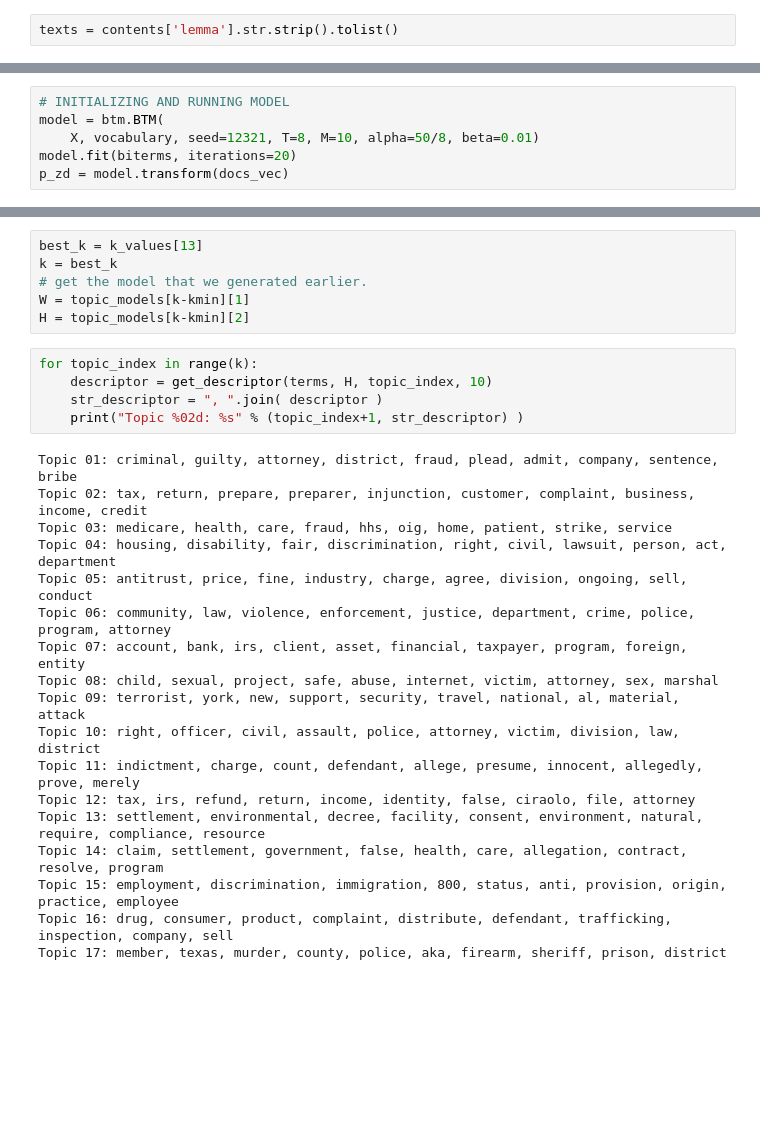
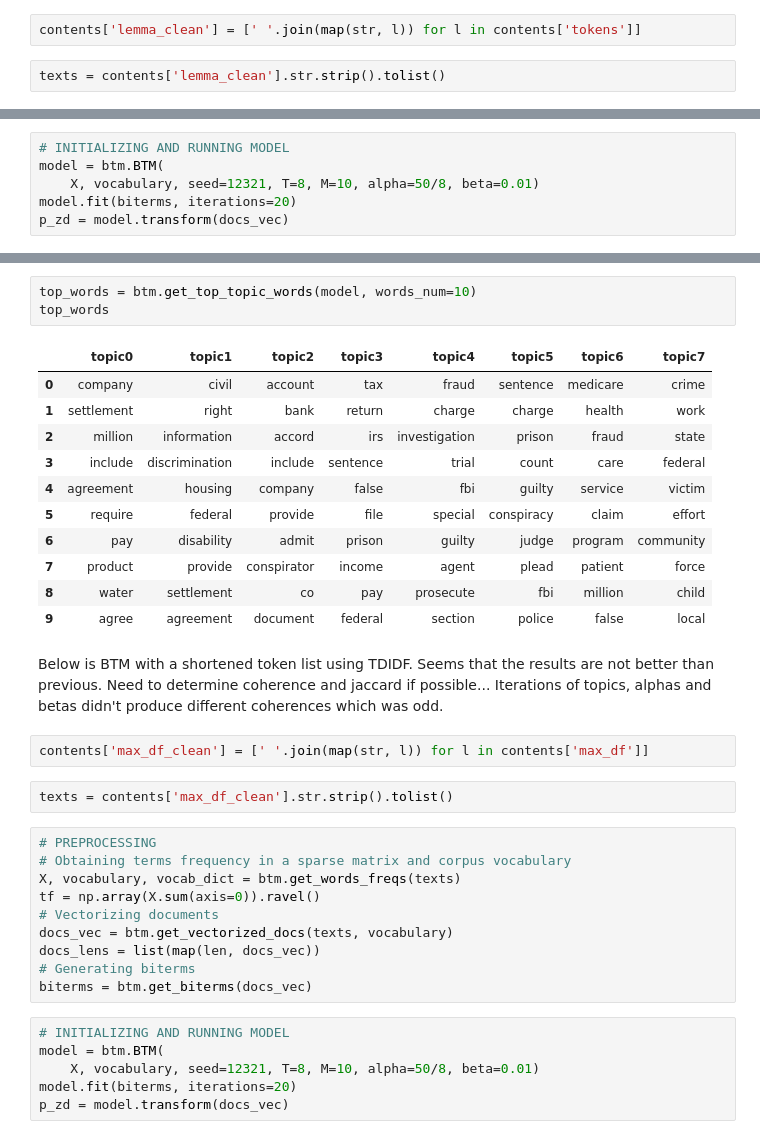
Before and after one commit to rachaellam/NLP-doj, a Jupyter notebook: content-analysis.ipynb, the cells around one changed output, grey strips where cells are left out. Saved outputs shown, nothing was run; the diff lists cells and outputs as text; blank space fills up the shorter version.

Commit message:
content update

```diff
--- a/content-analysis.ipynb
+++ b/content-analysis.ipynb
@@ -981,8 +981,10 @@ Topic 14: employment, discrimination, immigration, status, 800, right, origin, e
 Topic 15: claim, settlement, government, false, health, care, resolve, allegation, united, states
 # %% [markdown]
 ## BTM Model
+# %%
+contents['lemma_clean'] = [' '.join(map(str, l)) for l in contents['tokens']]
 # %%
-texts = contents['lemma'].str.strip().tolist()
+texts = contents['lemma_clean'].str.strip().tolist()
 # %%
 # PREPROCESSING
 # Obtaining terms frequency in a sparse matrix and corpus vocabulary
@@ -1370,29 +1004,37 @@ Topic 05: fraud, criminal, bank, charge, company, antitrust, account, conspiracy
-# %%
-best_k = k_values[13]
-k = best_k
-# get the model that we generated earlier.
-W = topic_models[k-kmin][1]
-H = topic_models[k-kmin][2]
-# %%
-for topic_index in range(k):
-    descriptor = get_descriptor(terms, H, topic_index, 10)
-    str_descriptor = ", ".join( descriptor )
-    print("Topic %02d: %s" % (topic_index+1, str_descriptor) )
-# %% [output]
-Topic 01: criminal, guilty, attorney, district, fraud, plead, admit, company, sentence, bribe
-Topic 02: tax, return, prepare, preparer, injunction, customer, complaint, business, income, credit
-Topic 03: medicare, health, care, fraud, hhs, oig, home, patient, strike, service
-Topic 04: housing, disability, fair, discrimination, right, civil, lawsuit, person, act, department
-Topic 05: antitrust, price, fine, industry, charge, agree, division, ongoing, sell, conduct
-Topic 06: community, law, violence, enforcement, justice, department, crime, police, program, attorney
-Topic 07: account, bank, irs, client, asset, financial, taxpayer, program, foreign, entity
-Topic 08: child, sexual, project, safe, abuse, internet, victim, attorney, sex, marshal
-Topic 09: terrorist, york, new, support, security, travel, national, al, material, attack
-Topic 10: right, officer, civil, assault, police, attorney, victim, division, law, district
-Topic 11: indictment, charge, count, defendant, allege, presume, innocent, allegedly, prove, merely
-Topic 12: tax, irs, refund, return, income, identity, false, ciraolo, file, attorney
-Topic 13: settlement, environmental, decree, facility, consent, environment, natural, require, compliance, resource
-Topic 14: claim, settlement, government, false, health, care, allegation, contract, resolve, program
-Topic 15: employment, discrimination, immigration, 800, status, anti, provision, origin, practice, employee
-Topic 16: drug, consumer, product, complaint, distribute, defendant, trafficking, inspection, company, sell
-Topic 17: member, texas, murder, county, police, aka, firearm, sheriff, prison, district
+# %%
+top_words = btm.get_top_topic_words(model, words_num=10)
+top_words
+# %% [output]
+|  | topic0 | topic1 | topic2 | topic3 | topic4 | topic5 | topic6 | topic7 |
+| 0 | company | civil | account | tax | fraud | sentence | medicare | crime |
+| 1 | settlement | right | bank | return | charge | charge | health | work |
+| 2 | million | information | accord | irs | investigation | prison | fraud | state |
+| 3 | include | discrimination | include | sentence | trial | count | care | federal |
+| 4 | agreement | housing | company | false | fbi | guilty | service | victim |
+| 5 | require | federal | provide | file | special | conspiracy | claim | effort |
+| 6 | pay | disability | admit | prison | guilty | judge | program | community |
+| 7 | product | provide | conspirator | income | agent | plead | patient | force |
+| 8 | water | settlement | co | pay | prosecute | fbi | million | child |
+| 9 | agree | agreement | document | federal | section | police | false | local |
+# %% [markdown]
+Below is BTM with a shortened token list using TDIDF. Seems that the results are not better than previous. Need to determine coherence and jaccard if possible... Iterations of topics, alphas and betas didn't produce different coherences which was odd.
+# %%
+contents['max_df_clean'] = [' '.join(map(str, l)) for l in contents['max_df']]
+# %%
+texts = contents['max_df_clean'].str.strip().tolist()
+# %%
+# PREPROCESSING
+# Obtaining terms frequency in a sparse matrix and corpus vocabulary
+X, vocabulary, vocab_dict = btm.get_words_freqs(texts)
+tf = np.array(X.sum(axis=0)).ravel()
+# Vectorizing documents
+docs_vec = btm.get_vectorized_docs(texts, vocabulary)
+docs_lens = list(map(len, docs_vec))
+# Generating biterms
+biterms = btm.get_biterms(docs_vec)
+# %%
+# INITIALIZING AND RUNNING MODEL
+model = btm.BTM(
+    X, vocabulary, seed=12321, T=8, M=10, alpha=50/8, beta=0.01)
+model.fit(biterms, iterations=20)
+p_zd = model.transform(docs_vec)
```
Also changed, not shown: parts of 80 cells of this notebook, 1 other file.
